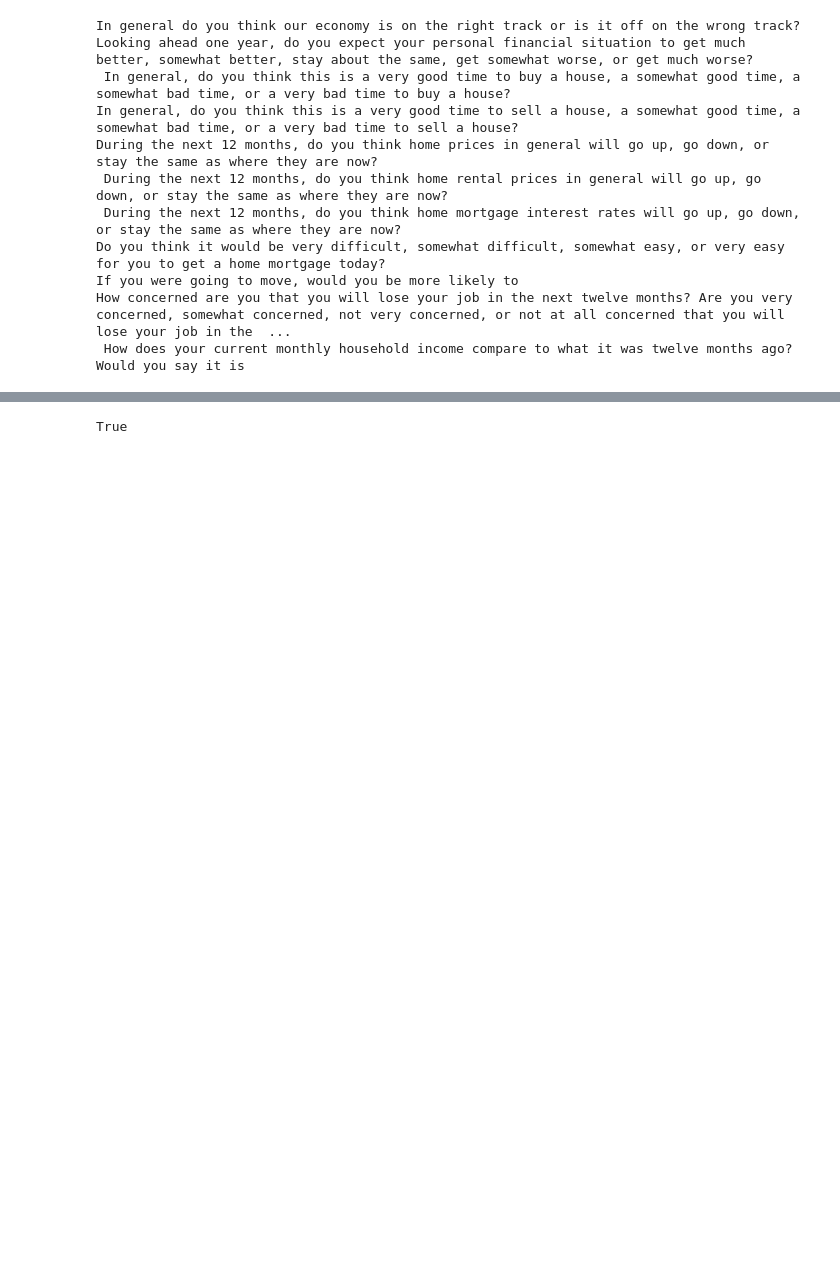
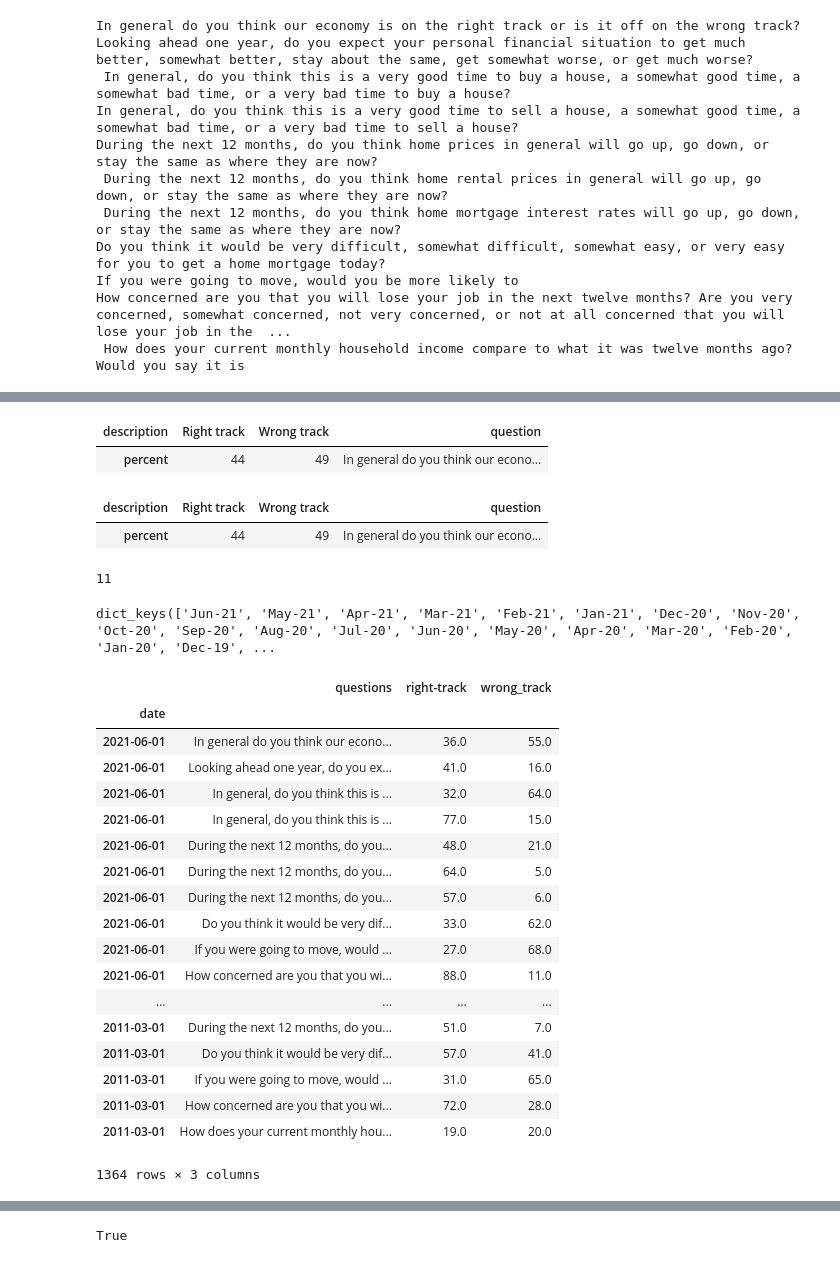
Before and after one commit to DunfrundB/real_estate_ml, a Jupyter notebook: Housing_Market.ipynb, the cells around one changed output, grey strips where cells are left out. Drawn from its saved outputs; the diff is of its cells as text; code cells hidden in the pictures; blank space fills up the shorter version.

```diff
--- a/Housing_Market.ipynb
+++ b/Housing_Market.ipynb
@@ -150,0 +125,72 @@ ValueError: 'description' is not in list
+# %%
+df_survey["question"]= data_survey[1]["questions"][0]["description"]
+df_survey
+# %% [output]
+| description | Right track | Wrong track | question |
+| percent | 44 | 49 | In general do you think our econo... |
+# %%
+for survey in data_survey:
+    temp = pd.DataFrame(survey["questions"][0]["responses"]).T
+    temp.columns = temp.iloc[0]
+    temp.drop("description",inplace=True)
+    temp["question"]=survey["questions"][0]["description"]
+    df_survey.append(temp)
+df_survey
+# %% [output]
+| description | Right track | Wrong track | question |
+| percent | 44 | 49 | In general do you think our econo... |
+# %%
+questions = {}
+for survey in data_survey:
+    for question in survey["questions"]:
+        if survey["date"] in questions:
+            questions[survey["date"]].append({question['description']:[question['responses'][0]["percent"],question['responses'][1]["percent"]]})
+        else:
+            questions[survey["date"]]=[{question['description']:[question['responses'][0]["percent"],question['responses'][1]["percent"]]}]
+# %%
+len(questions["Jun-21"])
+# %% [output]
+11
+# %%
+dates = list(questions.keys())
+# %% [output]
+dict_keys(['Jun-21', 'May-21', 'Apr-21', 'Mar-21', 'Feb-21', 'Jan-21', 'Dec-20', 'Nov-20', 'Oct-20', 'Sep-20', 'Aug-20', 'Jul-20', 'Jun-20', 'May-20', 'Apr-20', 'Mar-20', 'Feb-20', 'Jan-20', 'Dec-19', ...
+# %%
+questions_list = []
+dates = []
+track_values = []
+for survey in data_survey:
+    for question in survey["questions"]:
+        track_values.append([question['responses'][0]['percent'],question['responses'][1]['percent']])
+        dates.append(survey["date"])
+        questions_list.append(question['description'])
+track_values
+right_track = [i[0] for i in track_values]
+wrong_track = [i[1] for i in track_values]
+df_dict = {"date":dates, "questions":questions_list, "right-track":right_track,"wrong_track":wrong_track}
+import datetime
+df = pd.DataFrame(df_dict)
+df["date"]= pd.to_datetime(df["date"],format="%b-%y")
+df= df.set_index(df["date"]).drop(columns=['date'])
+# %%
+df.groupby
+# %% [output]
+|  | questions | right-track | wrong_track |
+| date |  |  |  |
+| 2021-06-01 | In general do you think our econo... | 36.0 | 55.0 |
+| 2021-06-01 | Looking ahead one year, do you ex... | 41.0 | 16.0 |
+| 2021-06-01 | In general, do you think this is ... | 32.0 | 64.0 |
+| 2021-06-01 | In general, do you think this is ... | 77.0 | 15.0 |
+| 2021-06-01 | During the next 12 months, do you... | 48.0 | 21.0 |
+| 2021-06-01 | During the next 12 months, do you... | 64.0 | 5.0 |
+| 2021-06-01 | During the next 12 months, do you... | 57.0 | 6.0 |
+| 2021-06-01 | Do you think it would be very dif... | 33.0 | 62.0 |
+| 2021-06-01 | If you were going to move, would ... | 27.0 | 68.0 |
+| 2021-06-01 | How concerned are you that you wi... | 88.0 | 11.0 |
+| ... | ... | ... | ... |
+| 2011-03-01 | During the next 12 months, do you... | 51.0 | 7.0 |
+| 2011-03-01 | Do you think it would be very dif... | 57.0 | 41.0 |
+| 2011-03-01 | If you were going to move, would ... | 31.0 | 65.0 |
+| 2011-03-01 | How concerned are you that you wi... | 72.0 | 28.0 |
+| 2011-03-01 | How does your current monthly hou... | 19.0 | 20.0 |
+1364 rows × 3 columns
```
Also changed, not shown: parts of 10 cells of this notebook.
